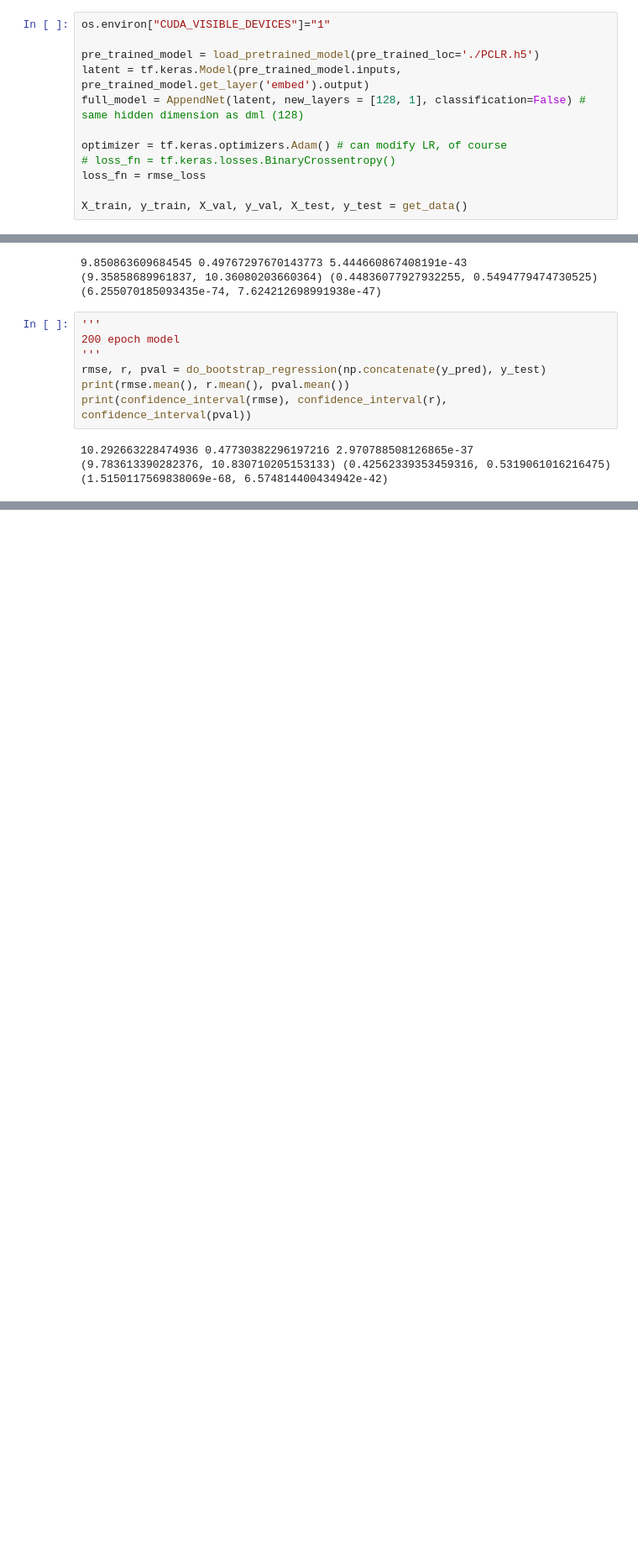
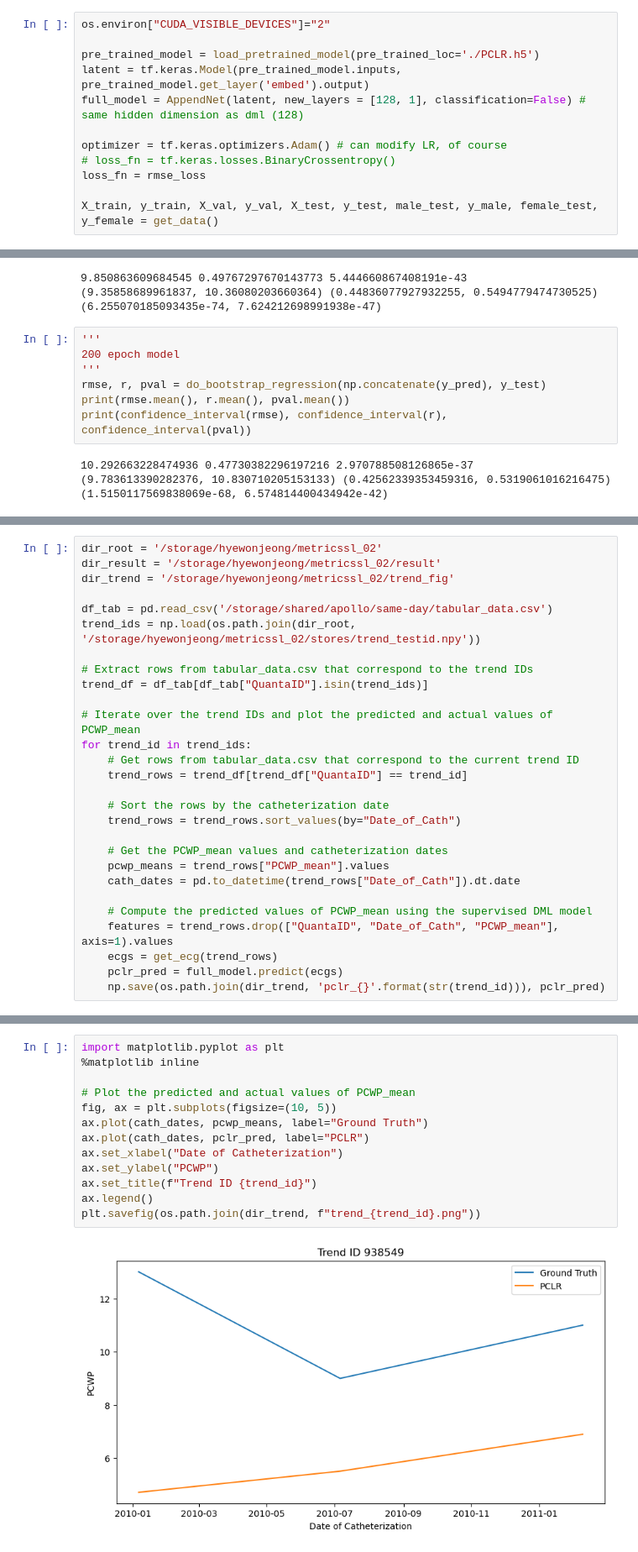
Before and after one commit to mandiehyewon/PCLR, a Jupyter notebook: finetune_pclr_regression.ipynb, the cells around one changed output, grey strips where cells are left out. Shown at 84% size. Saved outputs shown, nothing was run; the diff lists cells and outputs as text; blank space fills up the shorter version.

```diff
--- a/finetune_pclr_regression.ipynb
+++ b/finetune_pclr_regression.ipynb
@@ -88,7 +106,7 @@ def get_data(batch_size=64):
 def rmse_loss(y_true, y_pred):
     return tf.sqrt(tf.reduce_mean(tf.square(y_true - y_pred)))
 # %%
-os.environ["CUDA_VISIBLE_DEVICES"]="1"
+os.environ["CUDA_VISIBLE_DEVICES"]="2"
 
 pre_trained_model = load_pretrained_model(pre_trained_loc='./PCLR.h5')
 latent = tf.keras.Model(pre_trained_model.inputs, pre_trained_model.get_layer('embed').output)
@@ -98,6 +116,6 @@ optimizer = tf.keras.optimizers.Adam() # can modify LR, of course
 # loss_fn = tf.keras.losses.BinaryCrossentropy()
 loss_fn = rmse_loss
 
-X_train, y_train, X_val, y_val, X_test, y_test = get_data()
+X_train, y_train, X_val, y_val, X_test, y_test, male_test, y_male, female_test, y_female = get_data()
 # %% [output]
 WARNING:tensorflow:No training configuration found in the save file, so the model was *not* compiled. Compile it manually.
@@ -332,0 +419,28 @@ print(confidence_interval(rmse), confidence_interval(r), confidence_interval(pva
+# %%
+dir_root = '/storage/hyewonjeong/metricssl_02'
+dir_result = '/storage/hyewonjeong/metricssl_02/result'
+dir_trend = '/storage/hyewonjeong/metricssl_02/trend_fig'
+
+df_tab = pd.read_csv('/storage/shared/apollo/same-day/tabular_data.csv')
+trend_ids = np.load(os.path.join(dir_root, '/storage/hyewonjeong/metricssl_02/stores/trend_testid.npy'))
+
+# Extract rows from tabular_data.csv that correspond to the trend IDs
+trend_df = df_tab[df_tab["QuantaID"].isin(trend_ids)]
+
+# Iterate over the trend IDs and plot the predicted and actual values of PCWP_mean
+for trend_id in trend_ids:
+    # Get rows from tabular_data.csv that correspond to the current trend ID
+    trend_rows = trend_df[trend_df["QuantaID"] == trend_id]
+
+    # Sort the rows by the catheterization date
+    trend_rows = trend_rows.sort_values(by="Date_of_Cath")
+
+    # Get the PCWP_mean values and catheterization dates
+    pcwp_means = trend_rows["PCWP_mean"].values
+    cath_dates = pd.to_datetime(trend_rows["Date_of_Cath"]).dt.date
+
+    # Compute the predicted values of PCWP_mean using the supervised DML model
+    features = trend_rows.drop(["QuantaID", "Date_of_Cath", "PCWP_mean"], axis=1).values
+    ecgs = get_ecg(trend_rows)
+    pclr_pred = full_model.predict(ecgs)
+    np.save(os.path.join(dir_trend, 'pclr_{}'.format(str(trend_id))), pclr_pred)
@@ -332,0 +479,15 @@ print(confidence_interval(rmse), confidence_interval(r), confidence_interval(pva
+# %%
+import matplotlib.pyplot as plt
+%matplotlib inline
+
+# Plot the predicted and actual values of PCWP_mean
+fig, ax = plt.subplots(figsize=(10, 5))
+ax.plot(cath_dates, pcwp_means, label="Ground Truth")
+ax.plot(cath_dates, pclr_pred, label="PCLR")
+ax.set_xlabel("Date of Catheterization")
+ax.set_ylabel("PCWP")
+ax.set_title(f"Trend ID {trend_id}")
+ax.legend()
+plt.savefig(os.path.join(dir_trend, f"trend_{trend_id}.png"))
+# %% [output]
+[figure, added]
```
Also changed, not shown: parts of 15 cells of this notebook, 1 other file.
